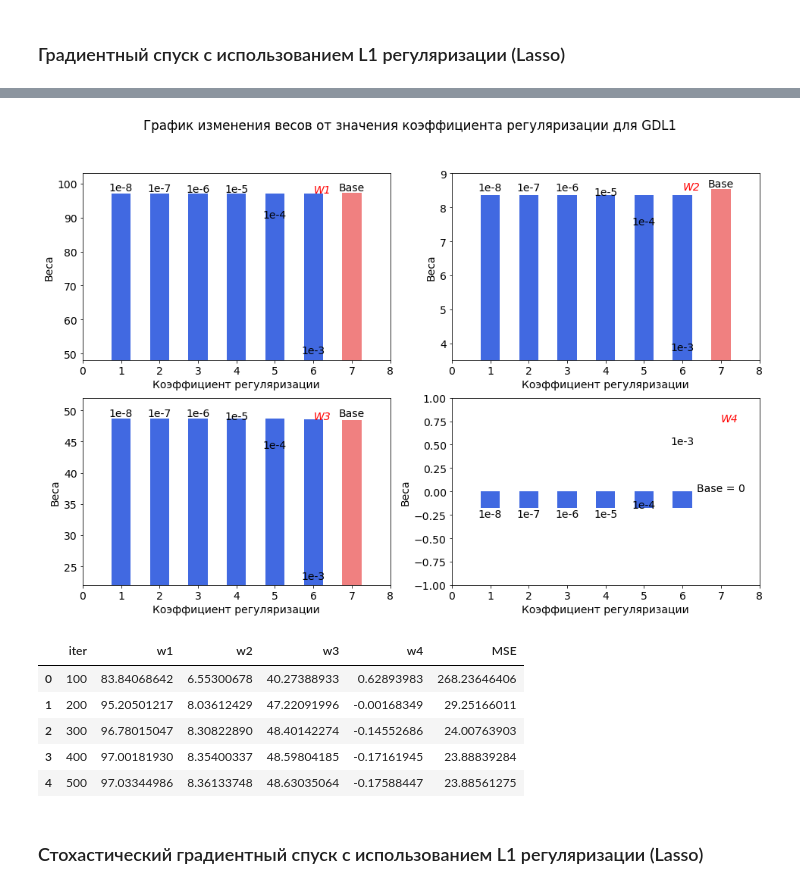
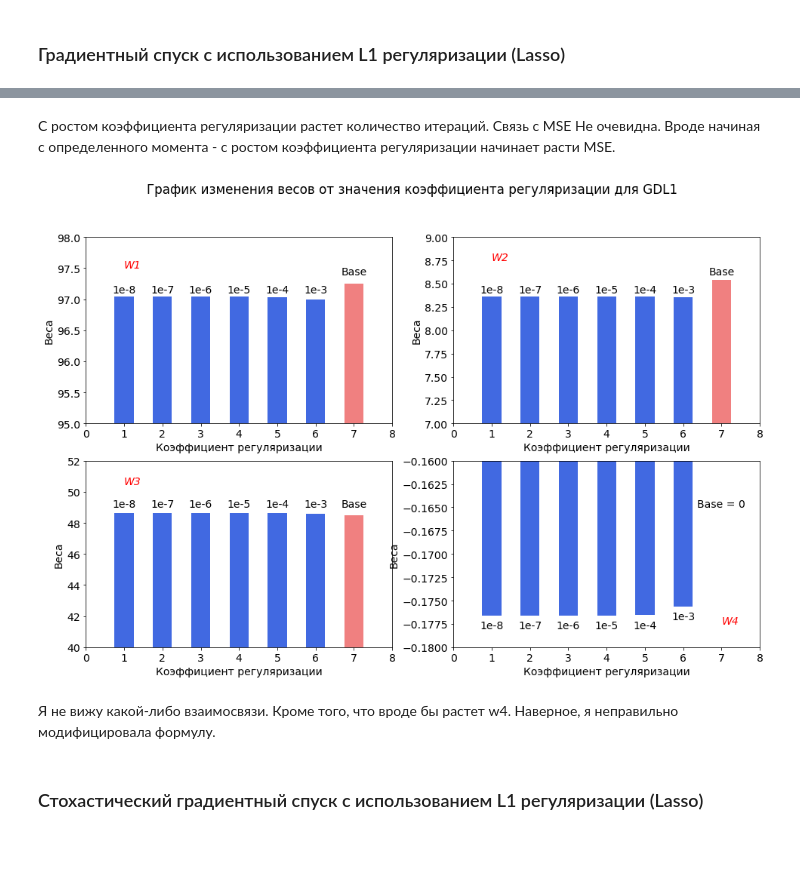
Before and after one commit to kamyninatatyana/ADA, a Jupyter notebook: ADA_HW02.ipynb, the cells around one changed output, grey strips where cells are left out. Saved outputs shown, nothing was run; the diff lists cells and outputs as text; code cells hidden in the pictures; blank space fills up the shorter version.

```diff
--- a/ADA_HW02.ipynb
+++ b/ADA_HW02.ipynb
@@ -1180,62 +1309,56 @@ eval_model_reg1(X, y, 2000, alpha=1e-2, lambda_=1e-3)
+# %% [markdown]
+С ростом коэффициента регуляризации растет количество итераций. Связь с MSE Не очевидна. Вроде начиная с определенного момента - с ростом коэффициента регуляризации начинает расти MSE.
 # %%
 fig , ax = plt.subplots(nrows = 2, ncols = 2, figsize=(16,10))
 axis_name(2, 'x', 'Коэффициент регуляризации')
 axis_name(2, 'y', 'Веса')
 
 #w1 - коэффициент регуляризации
 draw_bar(0, 0, 2, [[1, 1e-8], [2, 1e-7], [3, 1e-6], [4, 1e-5], [5, 1e-4], [6, 1e-3]], 'w1', 'lambda_', 'GDL1', 'royalblue',
          0.5, 'max')
-set_title(0, 0, 2, [[1, 98, '1e-8'], [2, 97.6, '1e-7'], [3, 97.4, '1e-6'], [4, 97.4, '1e-5'], [5, 90.0, '1e-4'],
-           [6, 50, '1e-3'], [7, 97.9, 'Base']], 'center')
+set_title(0, 0, 2, [[1, 97.1, '1e-8'], [2, 97.1, '1e-7'], [3, 97.1, '1e-6'], [4, 97.1, '1e-5'], [5, 97.1, '1e-4'],
+           [6, 97.1, '1e-3'], [7, 97.4, 'Base']], 'center')
 ax[0][0].bar(7, df['w1'].loc[df['name']=='Base'].item(), color = 'lightcoral', width = 0.5)
-ax[0][0].set_ylim([48, 103])
+ax[0][0].set_ylim([95, 98])
 ax[0][0].set_xlim([0, 8])
-ax[0][0].text(6, 97.20, 'W1', horizontalalignment = 'left', style = 'italic', color = 'red')
+ax[0][0].text(1, 97.5, 'W1', horizontalalignment = 'left', style = 'italic', color = 'red')
 
 #w2 - коэффициент регуляризации
 draw_bar(0, 1, 2, [[1, 1e-8], [2, 1e-7], [3, 1e-6], [4, 1e-5], [5, 1e-4], [6, 1e-3]], 'w2', 'lambda_', 'GDL1', 'royalblue',
          0.5, 'max')
-set_title(0, 1, 2, [[1, 8.5, '1e-8'], [2, 8.5, '1e-7'], [3, 8.5, '1e-6'], [4, 8.37, '1e-5'], [5, 7.5, '1e-4'],
-           [6, 3.8, '1e-3'], [7, 8.6, 'Base']], 'center')
+set_title(0, 1, 2, [[1, 8.4, '1e-8'], [2, 8.4, '1e-7'], [3, 8.4, '1e-6'], [4, 8.4, '1e-5'], [5, 8.4, '1e-4'],
+           [6, 8.4, '1e-3'], [7, 8.6, 'Base']], 'center')
 ax[0][1].bar(7, df['w2'].loc[df['name']=='Base'].item(), color = 'lightcoral', width = 0.5)
-ax[0][1].set_ylim([3.5, 9])
+ax[0][1].set_ylim([7, 9])
 ax[0][1].set_xlim([0, 8])
-ax[0][1].text(6, 8.525, 'W2', horizontalalignment = 'left', style = 'italic', color = 'red')
+ax[0][1].text(1, 8.75, 'W2', horizontalalignment = 'left', style = 'italic', color = 'red')
 
 #w3 - коэффициент регуляризации
 draw_bar(1, 0, 2, [[1, 1e-8], [2, 1e-7], [3, 1e-6], [4, 1e-5], [5, 1e-4], [6, 1e-3]], 'w3', 'lambda_', 'GDL1', 'royalblue',
          0.5, 'max')
-set_title(1, 0, 2, [[1, 49, '1e-8'], [2, 49, '1e-7'], [3, 49, '1e-6'], [4, 48.6, '1e-5'], [5, 44, '1e-4'],
-           [6, 23, '1e-3'], [7, 49, 'Base']], 'center')
+set_title(1, 0, 2, [[1, 49, '1e-8'], [2, 49, '1e-7'], [3, 49, '1e-6'], [4, 49, '1e-5'], [5, 49, '1e-4'],
+           [6, 49, '1e-3'], [7, 49, 'Base']], 'center')
 ax[1][0].bar(7, df['w3'].loc[df['name']=='Base'].item(), color = 'lightcoral', width = 0.5)
-ax[1][0].set_ylim([22, 52])
+ax[1][0].set_ylim([40, 52])
 ax[1][0].set_xlim([0, 8])
-ax[1][0].text(6, 48.625, 'W3', horizontalalignment = 'left', style = 'italic', color = 'red')
+ax[1][0].text(1, 50.5, 'W3', horizontalalignment = 'left', style = 'italic', color = 'red')
 
 #w4 - коэффициент регуляризации
 draw_bar(1, 1, 2, [[1, 1e-8], [2, 1e-7], [3, 1e-6], [4, 1e-5], [5, 1e-4], [6, 1e-3]], 'w4', 'lambda_', 'GDL1', 'royalblue',
          0.5, 'min')
-set_title(1, 1, 2, [[1, -0.27, '1e-8'], [2, -0.27, '1e-7'], [3, -0.27, '1e-6'], [4, -0.27, '1e-5'],
-                    [5, -0.1770, '1e-4'], [6, 0.5, '1e-3'], [7, 0, 'Base = 0']], 'center')
+set_title(1, 1, 2, [[1, -0.178, '1e-8'], [2, -0.178, '1e-7'], [3, -0.178, '1e-6'], [4, -0.178, '1e-5'],
+                    [5, -0.178, '1e-4'], [6, -0.177, '1e-3'], [7, -0.165, 'Base = 0']], 'center')
 ax[1][1].bar(7, df['w4'].loc[df['name']=='Base'].item(), color = 'lightcoral', width = 0.5)
-ax[1][1].set_ylim([-1, 1])
+ax[1][1].set_ylim([-0.18, -0.16])
 ax[1][1].set_xlim([0, 8])
-ax[1][1].text(7, 0.75, 'W4', horizontalalignment = 'left', style = 'italic', color = 'red')
+ax[1][1].text(7, -0.1775, 'W4', horizontalalignment = 'left', style = 'italic', color = 'red')
 
 fig.suptitle('График изменения весов от значения коэффициента регуляризации для GDL1')
 plt.show()
 # %% [output]
-[figure, old version]
+[figure, new version]
-# %%
-GDL1_df = GDL1_df.astype({'iter': np.int64})
-GDL1_df.head()
-# %% [output]
-|  | iter | w1 | w2 | w3 | w4 | MSE |
-| 0 | 100 | 83.84068642 | 6.55300678 | 40.27388933 | 0.62893983 | 268.23646406 |
-| 1 | 200 | 95.20501217 | 8.03612429 | 47.22091996 | -0.00168349 | 29.25166011 |
-| 2 | 300 | 96.78015047 | 8.30822890 | 48.40142274 | -0.14552686 | 24.00763903 |
-| 3 | 400 | 97.00181930 | 8.35400337 | 48.59804185 | -0.17161945 | 23.88839284 |
-| 4 | 500 | 97.03344986 | 8.36133748 | 48.63035064 | -0.17588447 | 23.88561275 |
+# %% [markdown]
+Я не вижу какой-либо взаимосвязи. Кроме того, что вроде бы растет w4. Наверное, я неправильно модифицировала формулу.
 # %% [markdown]
 ### Стохастический градиентный спуск с использованием L1 регуляризации (Lasso)
 # %%
```
Also changed, not shown: parts of 42 cells of this notebook.
